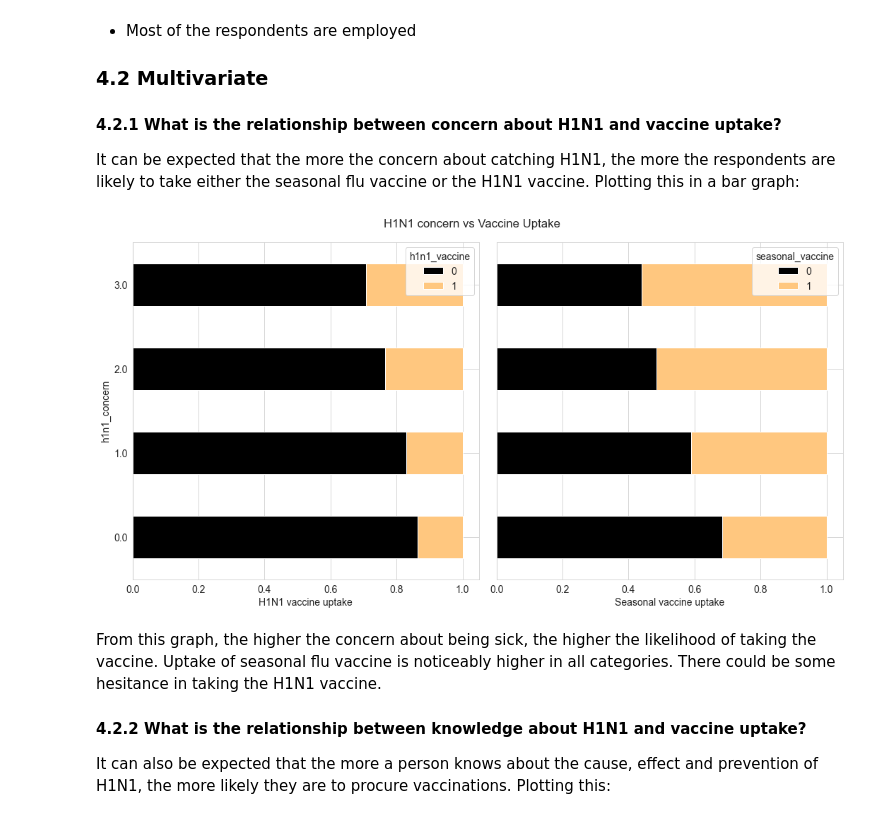
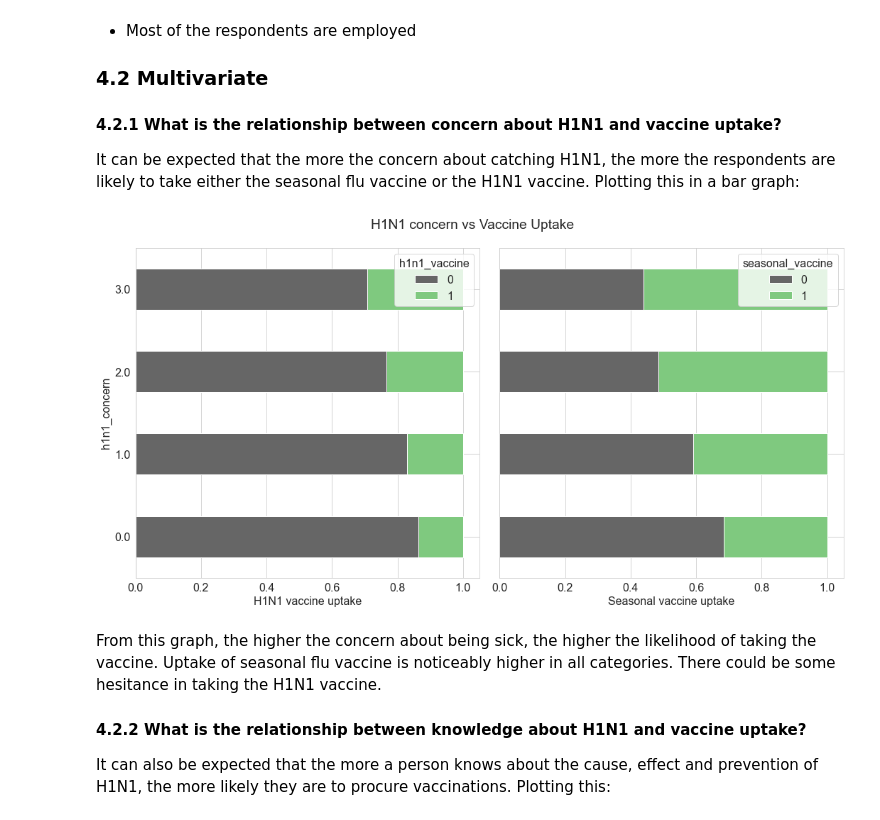
Before and after one commit to ngili/Predicting-H1N1-and-Seasonal-Flu-Vaccinations, a Jupyter notebook: analysis.ipynb, the cells around one changed output. Cells and saved outputs as stored; diff of their text form; code cells hidden in the pictures.

Commit message:
Finish preprocessing

```diff
--- a/analysis.ipynb
+++ b/analysis.ipynb
@@ -59,8 +59,12 @@ import numpy as np
 import matplotlib.pyplot as plt
 import seaborn as sns
 %matplotlib inline
-plt.rcParams['font.size'] = 14
+
+# setting a standard font size for plots
+plt.rcParams['font.size'] = 16
 
 from sklearn.model_selection import train_test_split
+from sklearn.impute import SimpleImputer
+from sklearn.preprocessing import OrdinalEncoder
 # %%
 # setting maximum number of columns to be displayed
@@ -253,20 +257,20 @@ for i,col in enumerate(columns):
 #### 4.2.1 What is the relationship between concern about H1N1 and vaccine uptake?
 It can be expected that the more the concern about catching H1N1, the more the respondents are likely to take either the seasonal flu vaccine or the H1N1 vaccine. Plotting this in a bar graph:
 # %%
-my_cmap = sns.color_palette("copper",2,as_cmap=True)
+my_cmap = sns.color_palette("Accent_r",as_cmap=True)
 fig,(ax_1,ax_2) = plt.subplots(figsize = (15,8),ncols = 2,sharey = True)
 
 crosstab_concern1 = pd.crosstab(data["h1n1_concern"],data['h1n1_vaccine'],normalize="index")
 crosstab_concern1.plot(kind = "barh",stacked = True,colormap=my_cmap,ax = ax_1)
 crosstab_concern2 = pd.crosstab(data["h1n1_concern"],data['seasonal_vaccine'],normalize="index")
 crosstab_concern2.plot(kind = "barh",stacked = True,colormap=my_cmap,ax = ax_2)
 ax_1.set_xlabel("H1N1 vaccine uptake")
 ax_2.set_xlabel("Seasonal vaccine uptake")
 
 fig.suptitle("H1N1 concern vs Vaccine Uptake")
 fig.tight_layout()
 # %% [output]
-[figure, old version]
+[figure, new version]
 # %% [markdown]
 From this graph, the higher the concern about being sick, the higher the likelihood of taking the vaccine. Uptake of seasonal flu vaccine is noticeably higher in all categories. There could be some hesitance in taking the H1N1 vaccine.
 
```
Also changed, not shown: parts of 45 cells of this notebook.
